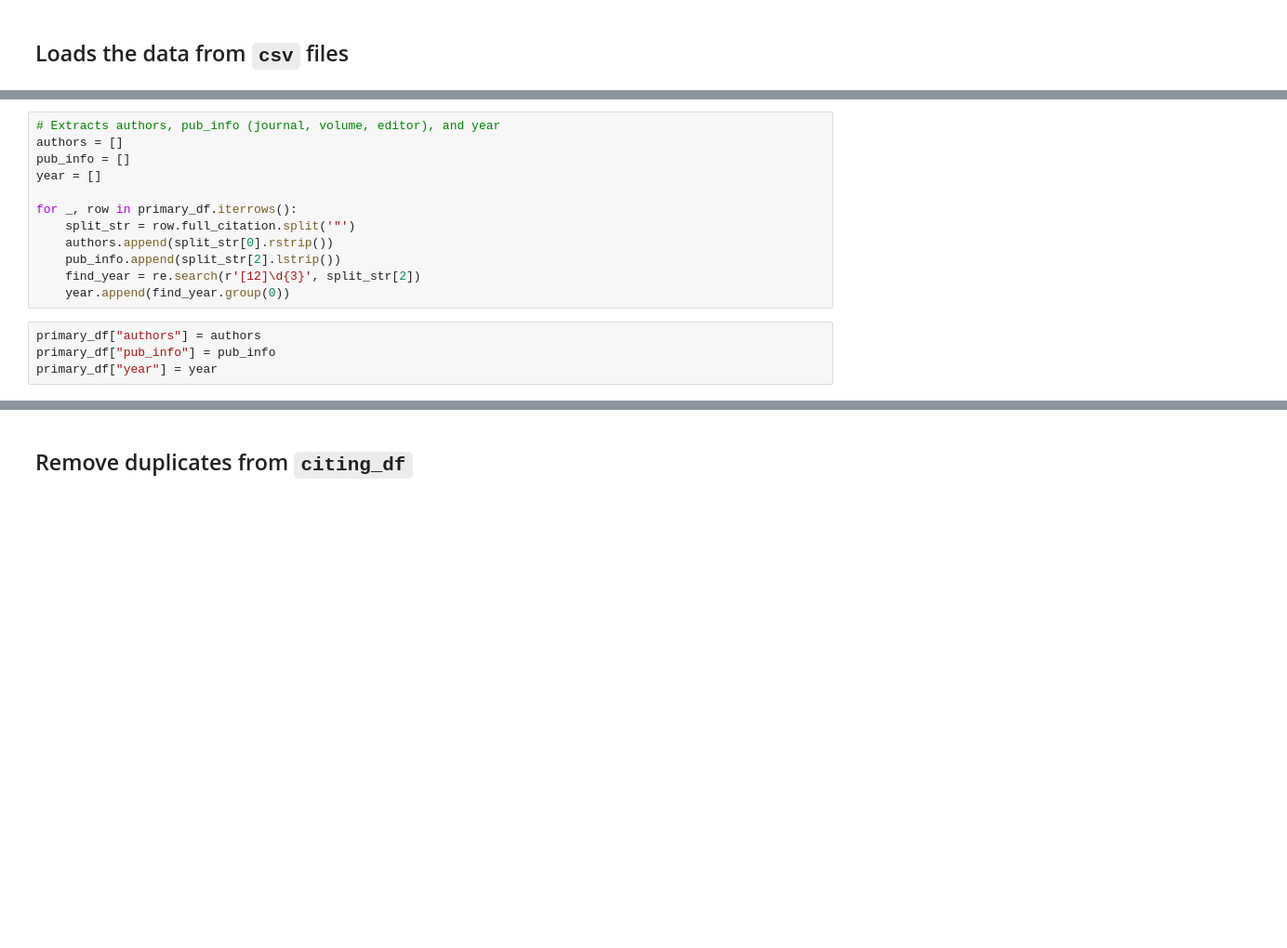
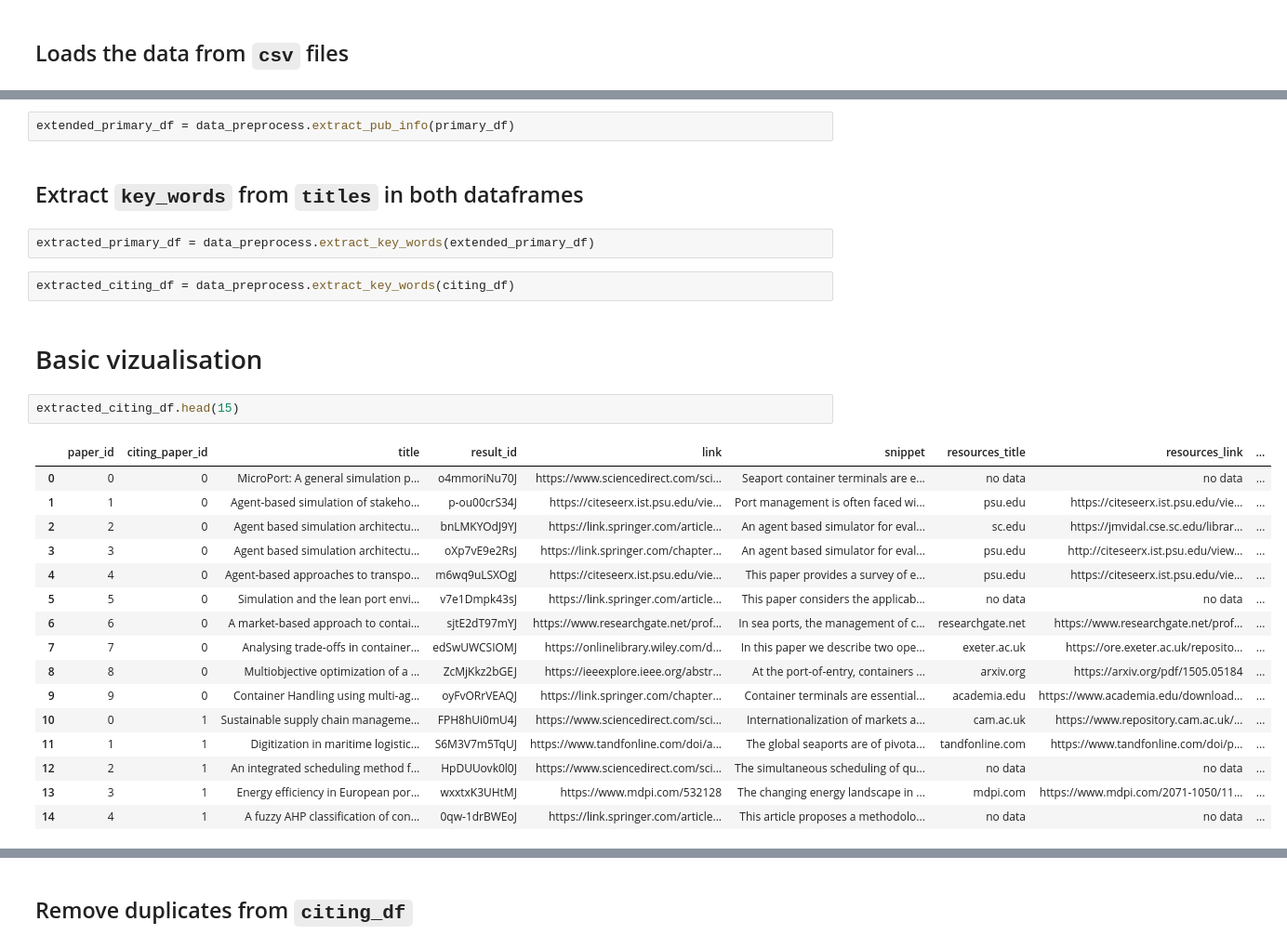
Before and after one commit to jhupiterz/research-analytics, a Jupyter notebook: Notebooks/data_viz_julie.ipynb, the cells around one changed output, grey strips where cells are left out. Shown at 93% size. Drawn from its saved outputs; the diff is of its cells as text; blank space fills up the shorter version.

Commit message:
updated data viz

```diff
--- a/Notebooks/data_viz_julie.ipynb
+++ b/Notebooks/data_viz_julie.ipynb
@@ -73,16 +51,29 @@ primary_df.full_citation[0]
-# %%
-# Extracts authors, pub_info (journal, volume, editor), and year
-authors = []
-pub_info = []
-year = []
-
-for _, row in primary_df.iterrows():
-    split_str = row.full_citation.split('"')
-    authors.append(split_str[0].rstrip())
-    pub_info.append(split_str[2].lstrip())
-    find_year = re.search(r'[12]\d{3}', split_str[2])
-    year.append(find_year.group(0))
-# %%
-primary_df["authors"] = authors
-primary_df["pub_info"] = pub_info
-primary_df["year"] = year
+# %%
+extended_primary_df = data_preprocess.extract_pub_info(primary_df)
+# %% [markdown]
+## Extract `key_words` from `titles` in both dataframes
+# %%
+extracted_primary_df = data_preprocess.extract_key_words(extended_primary_df)
+# %%
+extracted_citing_df = data_preprocess.extract_key_words(citing_df)
+# %% [markdown]
+# Basic vizualisation
+# %%
+extracted_citing_df.head(15)
+# %% [output]
+|  | paper_id | citing_paper_id | title | result_id | link | snippet | resources_title | resources_link | ... |
+| 0 | 0 | 0 | MicroPort: A general simulation p... | o4mmoriNu70J | https://www.sciencedirect.com/sci... | Seaport container terminals are e... | no data | no data | ... |
+| 1 | 1 | 0 | Agent-based simulation of stakeho... | p-ou00crS34J | https://citeseerx.ist.psu.edu/vie... | Port management is often faced wi... | psu.edu | https://citeseerx.ist.psu.edu/vie... | ... |
+| 2 | 2 | 0 | Agent based simulation architectu... | bnLMKYOdJ9YJ | https://link.springer.com/article... | An agent based simulator for eval... | sc.edu | https://jmvidal.cse.sc.edu/librar... | ... |
+| 3 | 3 | 0 | Agent based simulation architectu... | oXp7vE9e2RsJ | https://link.springer.com/chapter... | An agent based simulator for eval... | psu.edu | http://citeseerx.ist.psu.edu/view... | ... |
+| 4 | 4 | 0 | Agent-based approaches to transpo... | m6wq9uLSXOgJ | https://citeseerx.ist.psu.edu/vie... | This paper provides a survey of e... | psu.edu | https://citeseerx.ist.psu.edu/vie... | ... |
+| 5 | 5 | 0 | Simulation and the lean port envi... | v7e1Dmpk43sJ | https://link.springer.com/article... | This paper considers the applicab... | no data | no data | ... |
+| 6 | 6 | 0 | A market-based approach to contai... | sjtE2dT97mYJ | https://www.researchgate.net/prof... | In sea ports, the management of c... | researchgate.net | https://www.researchgate.net/prof... | ... |
+| 7 | 7 | 0 | Analysing trade‐offs in container... | edSwUWCSIOMJ | https://onlinelibrary.wiley.com/d... | In this paper we describe two ope... | exeter.ac.uk | https://ore.exeter.ac.uk/reposito... | ... |
+| 8 | 8 | 0 | Multiobjective optimization of a ... | ZcMjKkz2bGEJ | https://ieeexplore.ieee.org/abstr... | At the port-of-entry, containers ... | arxiv.org | https://arxiv.org/pdf/1505.05184 | ... |
+| 9 | 9 | 0 | Container Handling using multi-ag... | oyFvORrVEAQJ | https://link.springer.com/chapter... | Container terminals are essential... | academia.edu | https://www.academia.edu/download... | ... |
+| 10 | 0 | 1 | Sustainable supply chain manageme... | FPH8hUi0mU4J | https://www.sciencedirect.com/sci... | Internationalization of markets a... | cam.ac.uk | https://www.repository.cam.ac.uk/... | ... |
+| 11 | 1 | 1 | Digitization in maritime logistic... | S6M3V7m5TqUJ | https://www.tandfonline.com/doi/a... | The global seaports are of pivota... | tandfonline.com | https://www.tandfonline.com/doi/p... | ... |
+| 12 | 2 | 1 | An integrated scheduling method f... | HpDUUovk0l0J | https://www.sciencedirect.com/sci... | The simultaneous scheduling of qu... | no data | no data | ... |
+| 13 | 3 | 1 | Energy efficiency in European por... | wxxtxK3UHtMJ | https://www.mdpi.com/532128 | The changing energy landscape in ... | mdpi.com | https://www.mdpi.com/2071-1050/11... | ... |
+| 14 | 4 | 1 | A fuzzy AHP classification of con... | 0qw-1drBWEoJ | https://link.springer.com/article... | This article proposes a methodolo... | no data | no data | ... |
```
Also changed, not shown: parts of 21 cells of this notebook, 1 other file.
